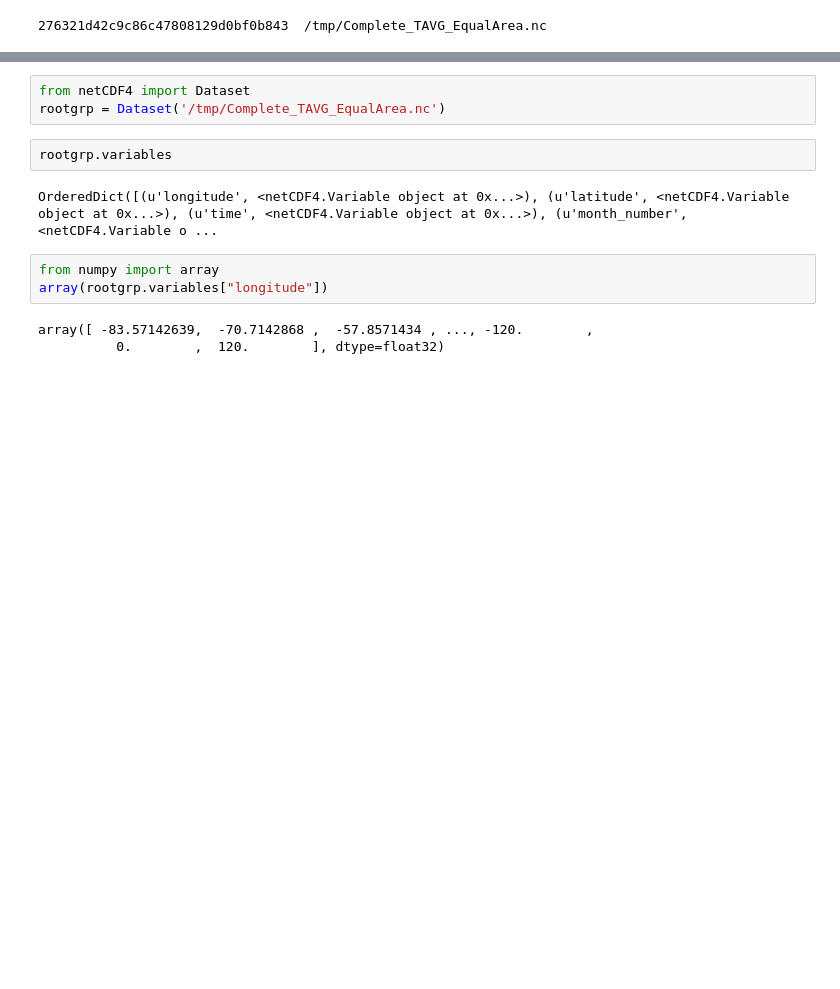
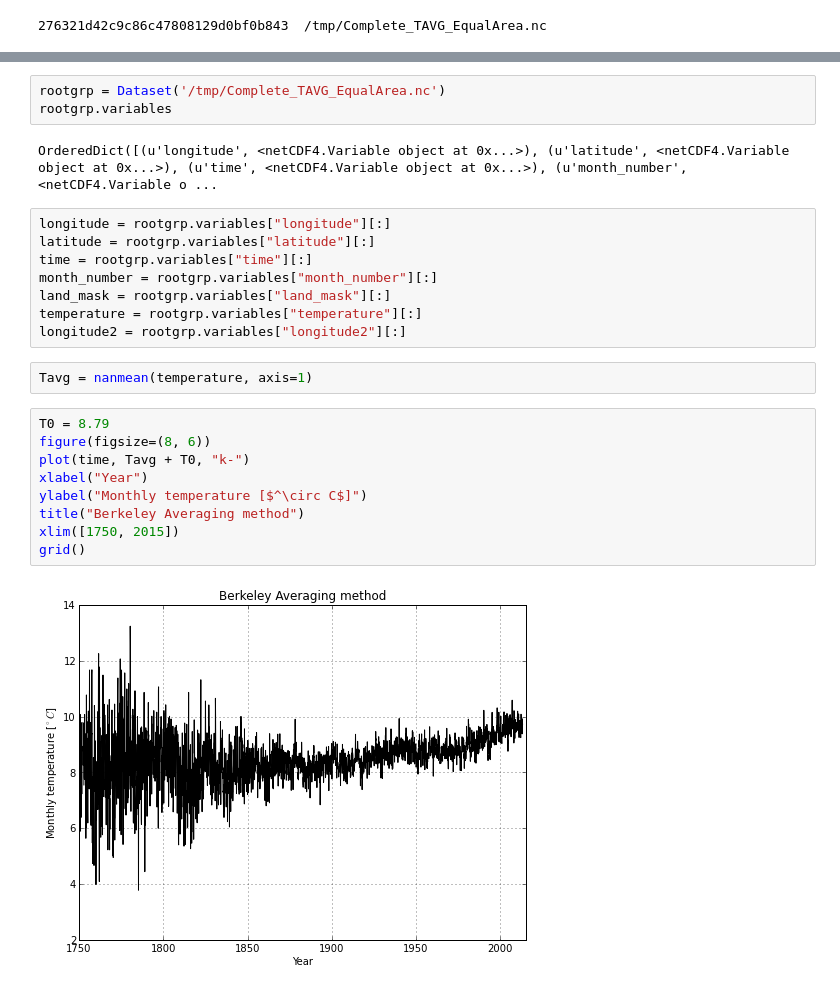
Before and after one commit to certik/climate, a Jupyter notebook: Temperature Data.ipynb, the cells around one changed output, grey strips where cells are left out. Saved outputs shown, nothing was run; the diff lists cells and outputs as text; blank space fills up the shorter version.

Commit message:
Calculate average, plot graphs

```diff
--- a/Temperature Data.ipynb
+++ b/Temperature Data.ipynb
@@ -6,13 +45,26 @@
 # %%
-from netCDF4 import Dataset
 rootgrp = Dataset('/tmp/Complete_TAVG_EqualArea.nc')
+rootgrp.variables
+# %% [output]
+OrderedDict([(u'longitude', <netCDF4.Variable object at 0x...>), (u'latitude', <netCDF4.Variable object at 0x...>), (u'time', <netCDF4.Variable object at 0x...>), (u'month_number', <netCDF4.Variable o ...
-# %%
-rootgrp.variables
-# %% [output]
-OrderedDict([(u'longitude', <netCDF4.Variable object at 0x...>), (u'latitude', <netCDF4.Variable object at 0x...>), (u'time', <netCDF4.Variable object at 0x...>), (u'month_number', <netCDF4.Variable o ...
-# %%
-from numpy import array
-array(rootgrp.variables["longitude"])
-# %% [output]
-array([ -83.57142639,  -70.7142868 ,  -57.8571434 , ..., -120.        ,
-          0.        ,  120.        ], dtype=float32)
+# %%
+longitude = rootgrp.variables["longitude"][:]
+latitude = rootgrp.variables["latitude"][:]
+time = rootgrp.variables["time"][:]
+month_number = rootgrp.variables["month_number"][:]
+land_mask = rootgrp.variables["land_mask"][:]
+temperature = rootgrp.variables["temperature"][:]
+longitude2 = rootgrp.variables["longitude2"][:]
+# %%
+Tavg = nanmean(temperature, axis=1)
+# %%
+T0 = 8.79
+figure(figsize=(8, 6))
+plot(time, Tavg + T0, "k-")
+xlabel("Year")
+ylabel("Monthly temperature [$^\circ C$]")
+title("Berkeley Averaging method")
+xlim([1750, 2015])
+grid()
+# %% [output]
+[figure, added]
```
Also changed, not shown: parts of 11 cells of this notebook.
